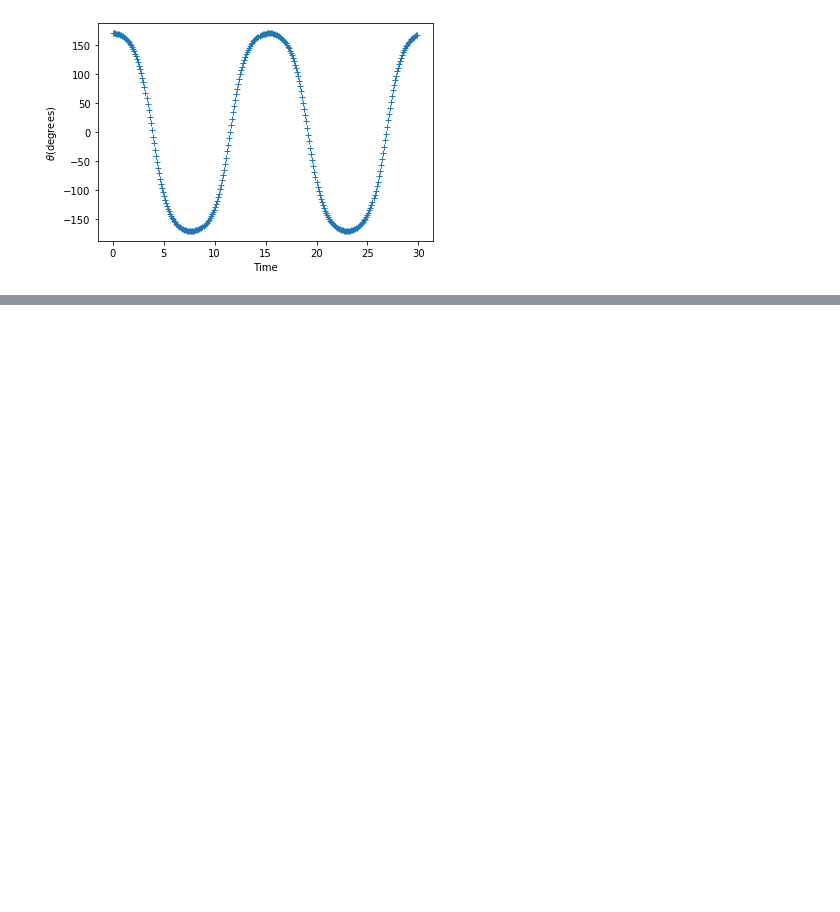
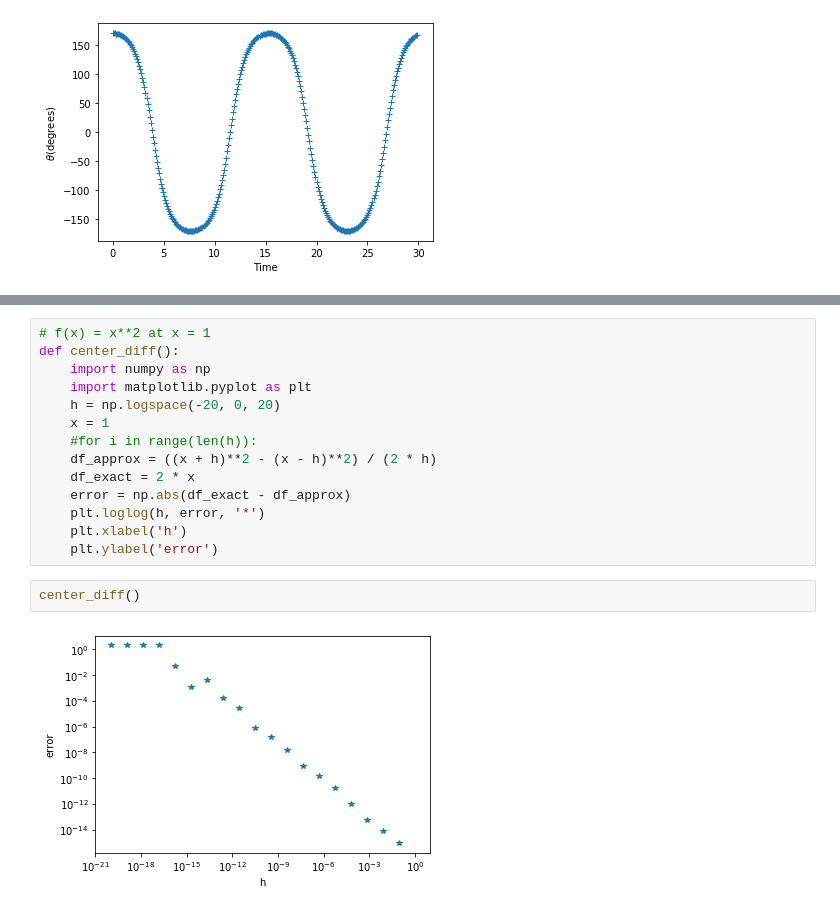
Before and after one commit to mattwilliams06/NumericalMethodsForPhysics, a Jupyter notebook: Ch2.ipynb, the cells around one changed output, grey strips where cells are left out. Saved outputs shown, nothing was run; the diff lists cells and outputs as text; blank space fills up the shorter version.

```diff
--- a/Ch2.ipynb
+++ b/Ch2.ipynb
@@ -742,0 +752,18 @@ The approximation for the period from equation 2.37 breaks down at this large an
+# %%
+# f(x) = x**2 at x = 1
+def center_diff():
+    import numpy as np
+    import matplotlib.pyplot as plt
+    h = np.logspace(-20, 0, 20)
+    x = 1
+    #for i in range(len(h)):
+    df_approx = ((x + h)**2 - (x - h)**2) / (2 * h)
+    df_exact = 2 * x
+    error = np.abs(df_exact - df_approx)
+    plt.loglog(h, error, '*')
+    plt.xlabel('h')
+    plt.ylabel('error')
+# %%
+center_diff()
+# %% [output]
+[figure, added]
```
Also changed, not shown: parts of 23 cells of this notebook, 1 other file.
